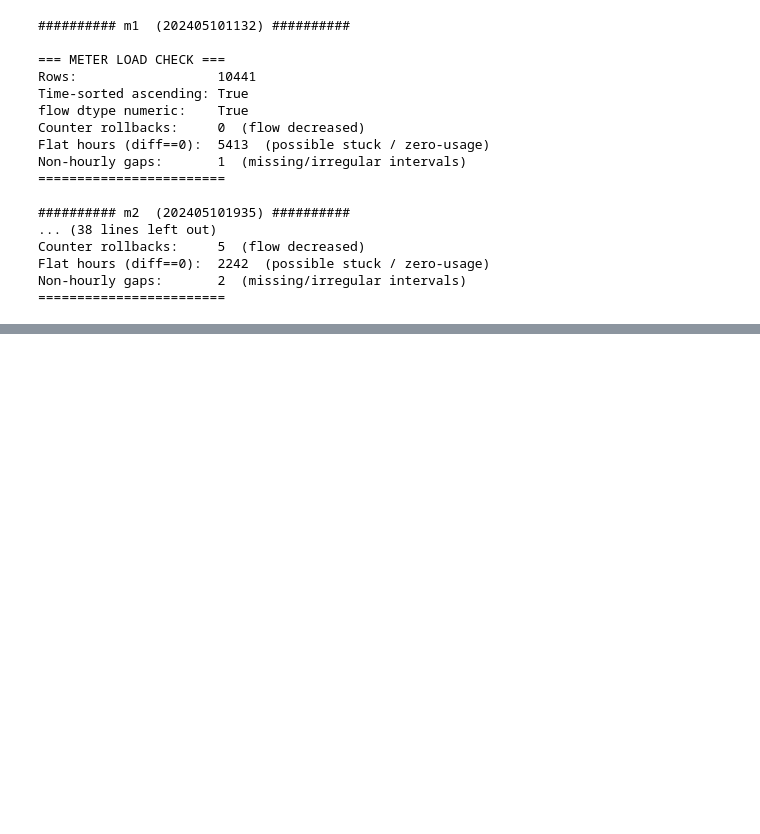
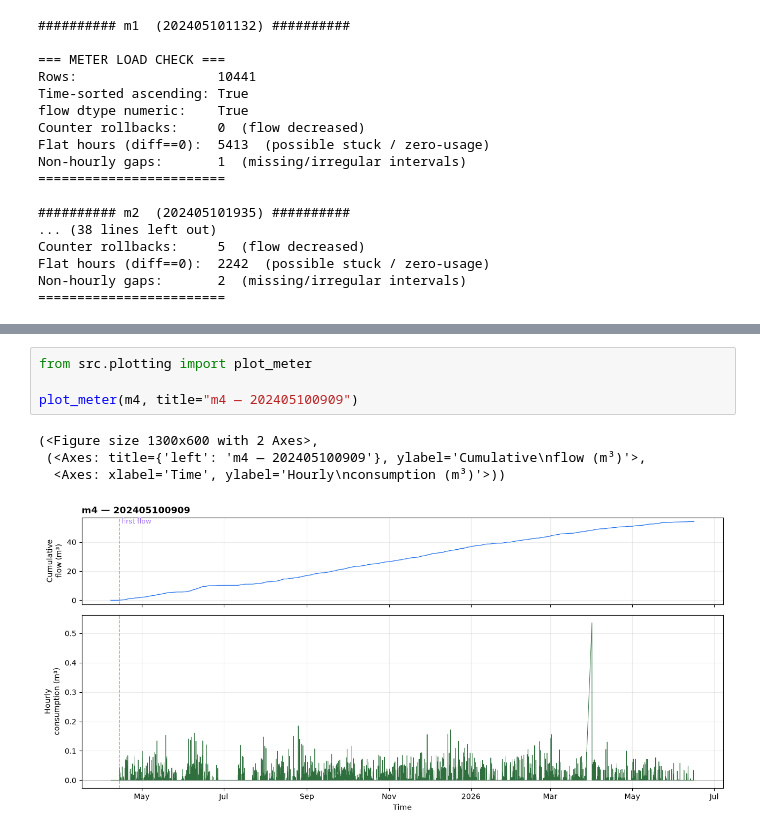
Before and after one commit to Panayiotiscyprus1/ML-Based-Anomaly-and-Attack-Detection-for-Smart-Meter-Telemetry, a Jupyter notebook: notebooks/01_explore_snapshot.ipynb, the cells around one changed output, grey strips where cells are left out. Cells and saved outputs as stored; diff of their text form; blank space fills up the shorter version.

```diff
--- a/notebooks/01_explore_snapshot.ipynb
+++ b/notebooks/01_explore_snapshot.ipynb
@@ -105,0 +134,9 @@ Non-hourly gaps:       2  (missing/irregular intervals)
+# %%
+from src.plotting import plot_meter
+
+plot_meter(m4, title="m4 — 202405100909")
+# %% [output]
+(<Figure size 1300x600 with 2 Axes>,
+ (<Axes: title={'left': 'm4 — 202405100909'}, ylabel='Cumulative\nflow (m³)'>,
+  <Axes: xlabel='Time', ylabel='Hourly\nconsumption (m³)'>))
+[figure, added]
```
Also changed, not shown: parts of 4 cells of this notebook, 1 other file.
